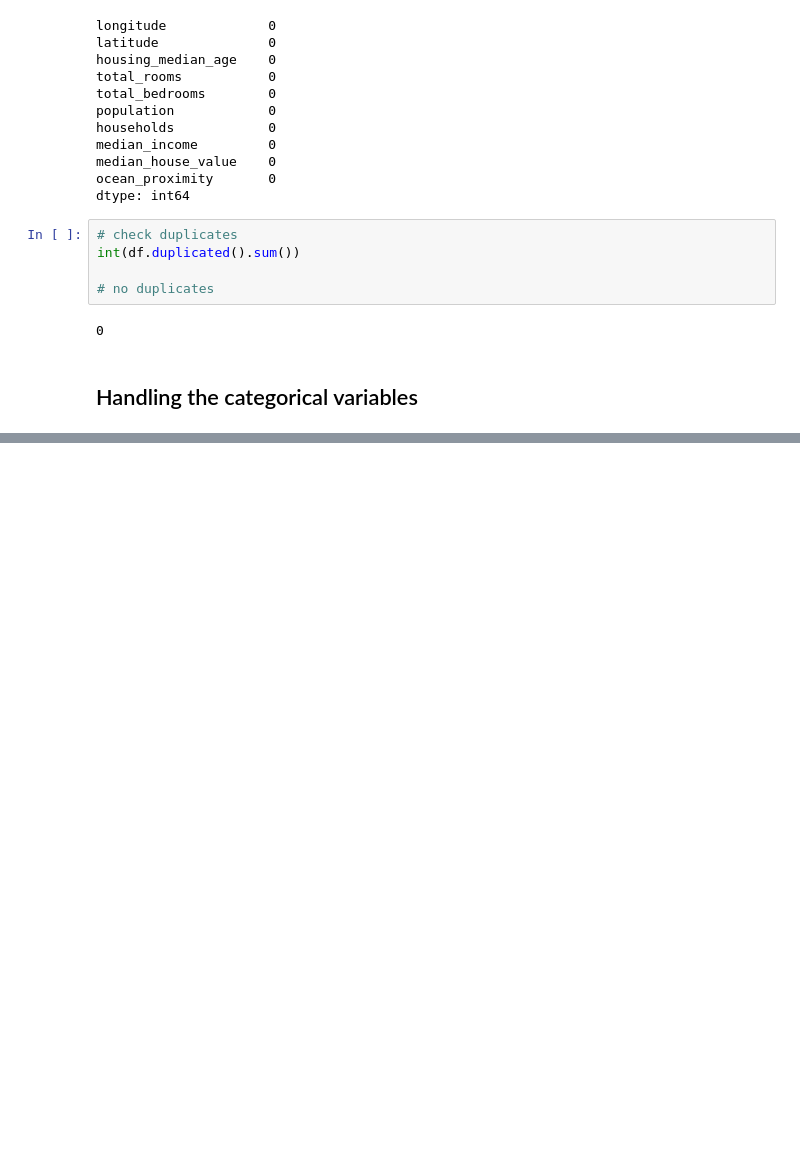
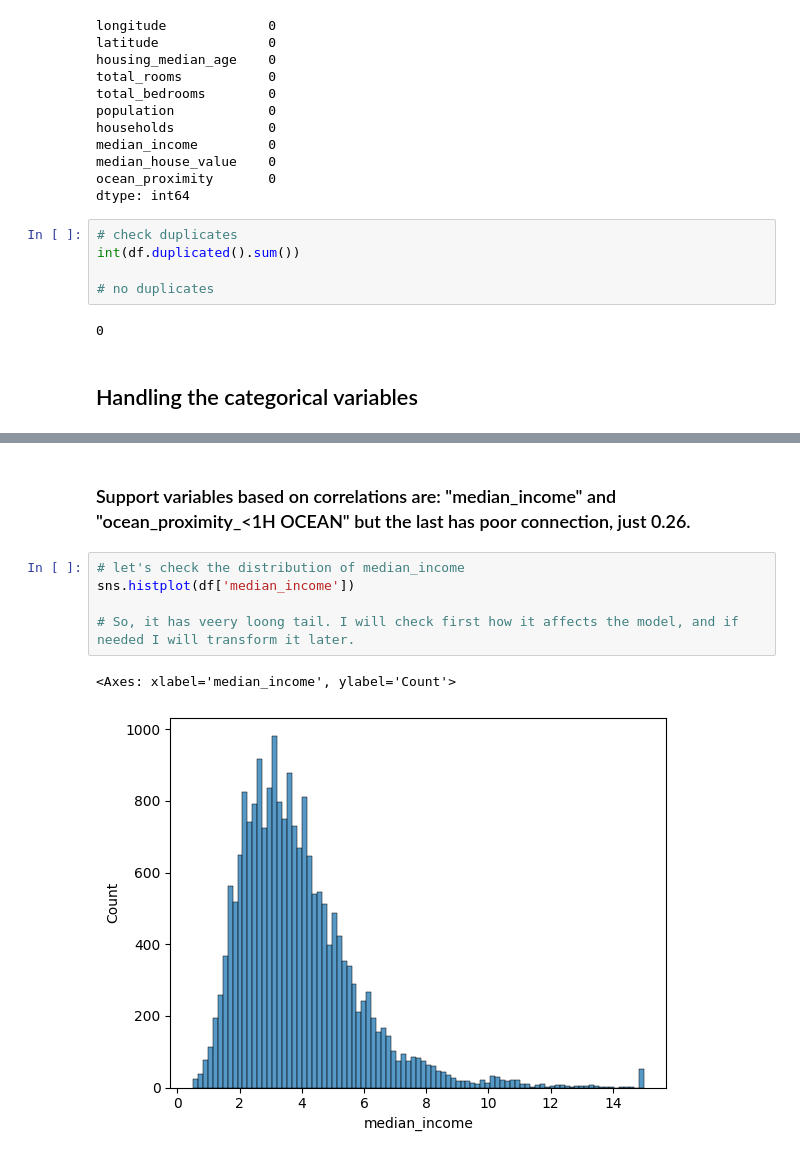
Before and after one commit to RovSveta/DeepLearning2025, a Jupyter notebook: Exercise_1/ANN_regression.ipynb, the cells around one changed output, grey strips where cells are left out. Cells and saved outputs as stored; diff of their text form; blank space fills up the shorter version.

Commit message:
first model almost done

```diff
--- a/Exercise_1/ANN_regression.ipynb
+++ b/Exercise_1/ANN_regression.ipynb
@@ -92,0 +143,10 @@ int(df.duplicated().sum())
+# %% [markdown]
+### Support variables based on correlations are: "median_income" and "ocean_proximity_<1H OCEAN" but the last has poor connection, just 0.26.
+# %%
+# let's check the distribution of median_income
+sns.histplot(df['median_income'])
+
+# So, it has veery loong tail. I will check first how it affects the model, and if needed I will transform it later.
+# %% [output]
+<Axes: xlabel='median_income', ylabel='Count'>
+[figure, added]
```
Also changed, not shown: parts of 25 cells of this notebook.
